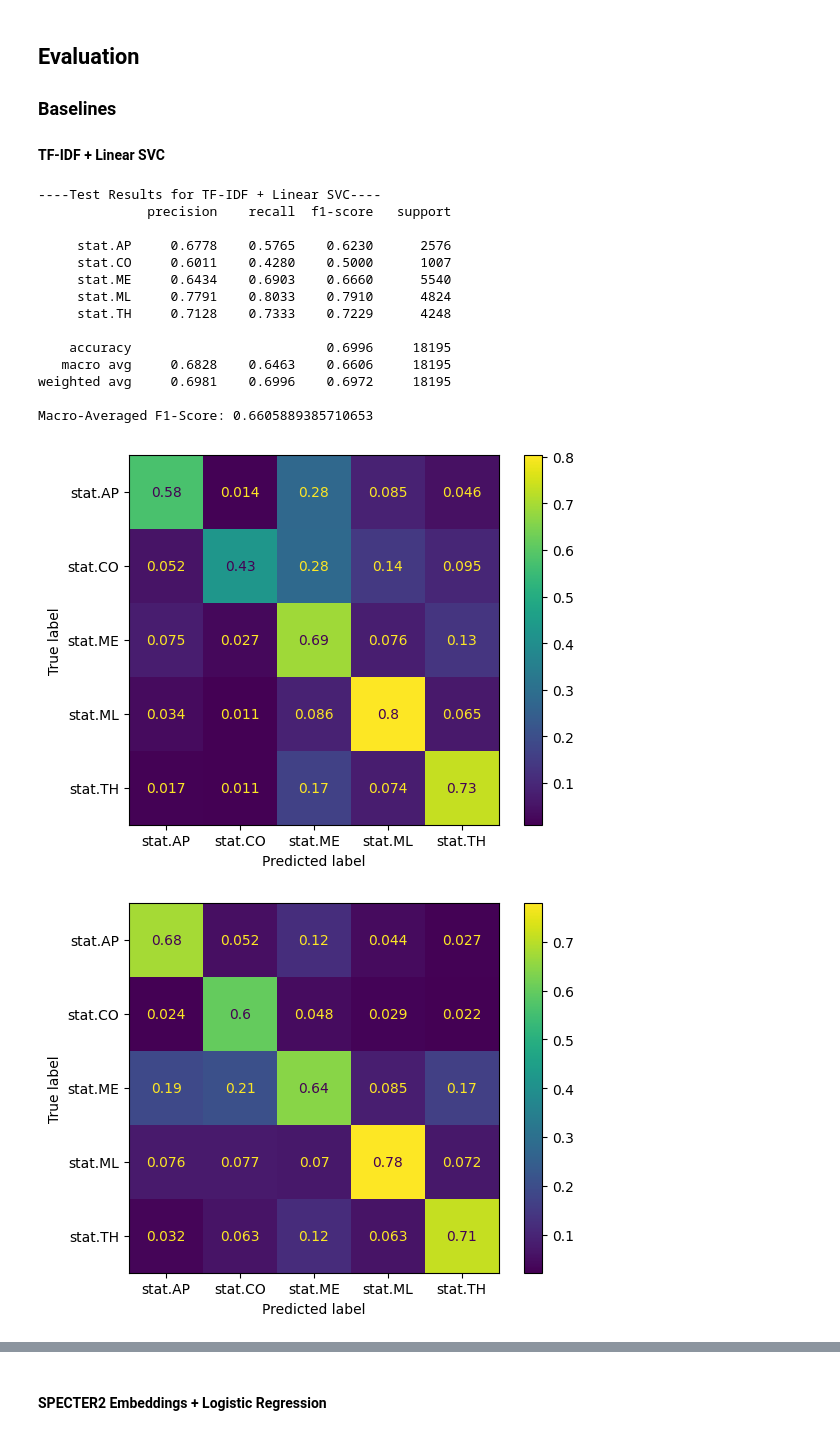
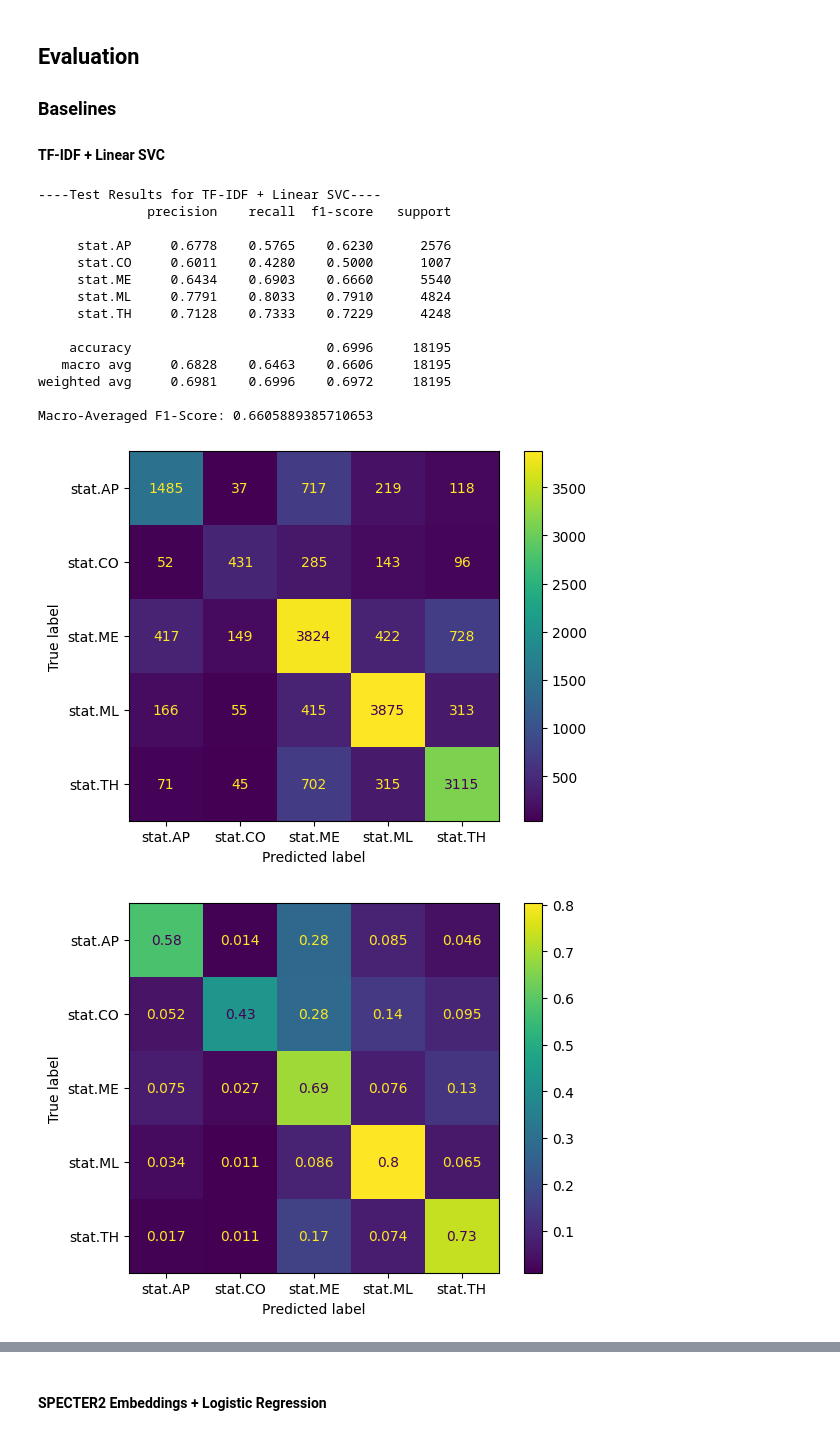
Before and after one commit to ehan03/arxiv-stat-nlp, a Jupyter notebook: notebooks/full_pipeline.ipynb, the cells around one changed output, grey strips where cells are left out. Cells and saved outputs as stored; diff of their text form; code cells hidden in the pictures.

Commit message:
updated notebook with another confusion matrix

```diff
--- a/notebooks/full_pipeline.ipynb
+++ b/notebooks/full_pipeline.ipynb
@@ -503,30 +508,31 @@ trainer.save_checkpoint(os.path.join(MODELS_DIR, "roberta_finetuned.ckpt"))
 # %%
 # Load model and get predictions
 model = load(os.path.join(MODELS_DIR, "tfidf_svc.joblib"))
 X_test, y_test = test_df.drop(columns=["Primary Category"]), test_df["Primary Category"]
 y_pred = model.predict(X_test)
 
 # Results
 print("----Test Results for TF-IDF + Linear SVC----")
 print(classification_report(y_test, y_pred, digits=4))
 print(f"Macro-Averaged F1-Score: {f1_score(y_test, y_pred, average='macro')}")
 
-disp1 = ConfusionMatrixDisplay.from_predictions(y_test, y_pred, normalize="true")
-disp2 = ConfusionMatrixDisplay.from_predictions(y_test, y_pred, normalize="pred")
+disp1 = ConfusionMatrixDisplay.from_predictions(y_test, y_pred)
+disp2 = ConfusionMatrixDisplay.from_predictions(y_test, y_pred, normalize="true")
+disp3 = ConfusionMatrixDisplay.from_predictions(y_test, y_pred, normalize="pred")
 # %% [output]
 ----Test Results for TF-IDF + Linear SVC----
               precision    recall  f1-score   support
 
      stat.AP     0.6778    0.5765    0.6230      2576
      stat.CO     0.6011    0.4280    0.5000      1007
      stat.ME     0.6434    0.6903    0.6660      5540
      stat.ML     0.7791    0.8033    0.7910      4824
      stat.TH     0.7128    0.7333    0.7229      4248
 
     accuracy                         0.6996     18195
    macro avg     0.6828    0.6463    0.6606     18195
 weighted avg     0.6981    0.6996    0.6972     18195
 
 Macro-Averaged F1-Score: 0.6605889385710653
-[figure, old version]
+[figure, new version]
-[figure, old version]
+[figure, new version]
```
Also changed, not shown: parts of 7 cells of this notebook.
